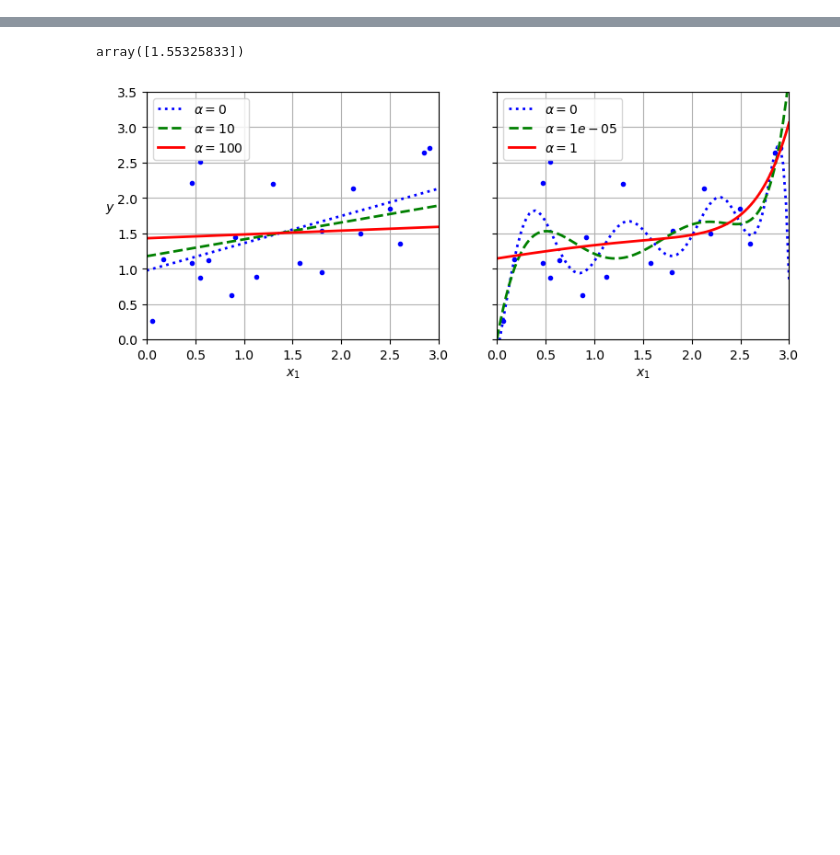
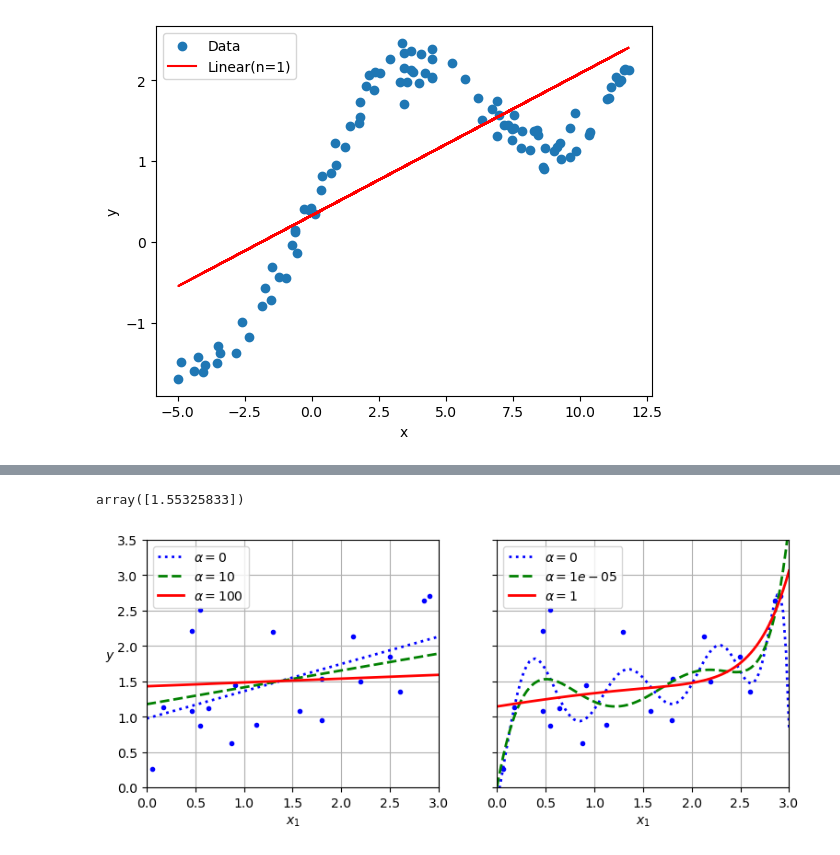
Before and after one commit to jjyyhub/EWHA, a Jupyter notebook: MLclass/hw1.ipynb, the cells around one changed output, grey strips where cells are left out. Drawn from its saved outputs; the diff is of its cells as text; code cells hidden in the pictures; blank space fills up the shorter version.

```diff
--- a/MLclass/hw1.ipynb
+++ b/MLclass/hw1.ipynb
@@ -27,0 +33,6 @@ plt.show()
+# %%
+def polynom(x,y):
+    A = x.T @ x
+    B = x.T @ y
+    theta = np.linalg.inv(A) @ B
+    return theta
@@ -27,0 +50,3 @@ plt.show()
+# %%
+y1_pred = x1 @ polynom(x1,y)
+print(y1_pred)
@@ -27,0 +71,9 @@ plt.show()
+# %%
+plt.scatter(X, y, label="Data")
+plt.plot(X, y1_pred, color="red", label="Linear(n=1)")
+plt.xlabel("x")
+plt.ylabel("y")
+plt.legend()
+plt.show()
+# %% [output]
+[figure, added]
```
Also changed, not shown: parts of 18 cells of this notebook.
